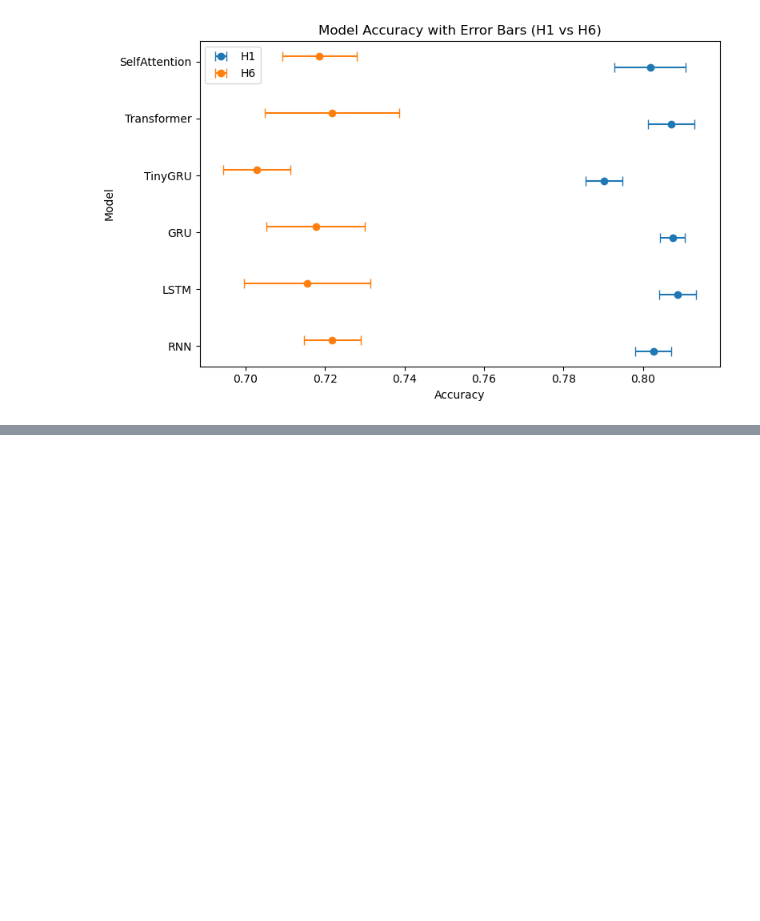
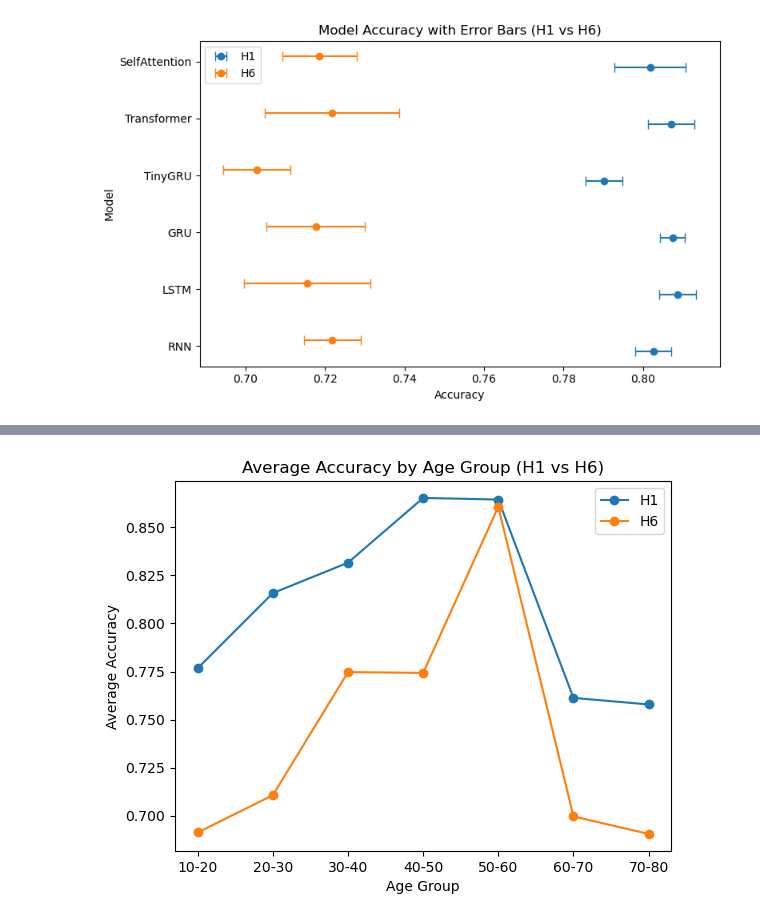
Before and after one commit to althealuo/Horizon, a Jupyter notebook: Horizon_individual_diff.ipynb, the cells around one changed output, grey strips where cells are left out. Drawn from its saved outputs; the diff is of its cells as text; code cells hidden in the pictures; blank space fills up the shorter version.

```diff
--- a/Horizon_individual_diff.ipynb
+++ b/Horizon_individual_diff.ipynb
@@ -709,0 +787,19 @@ plt.show()
+# %%
+bins = [10, 20, 30, 40, 50, 60, 70, 80]
+labels = [f"{bins[i]}-{bins[i+1]}" for i in range(len(bins)-1)]
+
+subj_df["age_group"] = pd.cut(subj_df["age"], bins=bins, labels=labels, right=False)
+
+age_group_acc = subj_df.groupby("age_group")[["acc_h1", "acc_h6"]].mean().reset_index()
+# %%
+plt.plot(age_group_acc["age_group"], age_group_acc["acc_h1"], marker="o", label="H1")
+plt.plot(age_group_acc["age_group"], age_group_acc["acc_h6"], marker="o", label="H6")
+
+plt.xlabel("Age Group")
+plt.ylabel("Average Accuracy")
+plt.title("Average Accuracy by Age Group (H1 vs H6)")
+plt.legend()
+# plt.grid(True, linestyle="--", alpha=0.6)
+plt.show()
+# %% [output]
+[figure, added]
```
Also changed, not shown: parts of 10 cells of this notebook.
